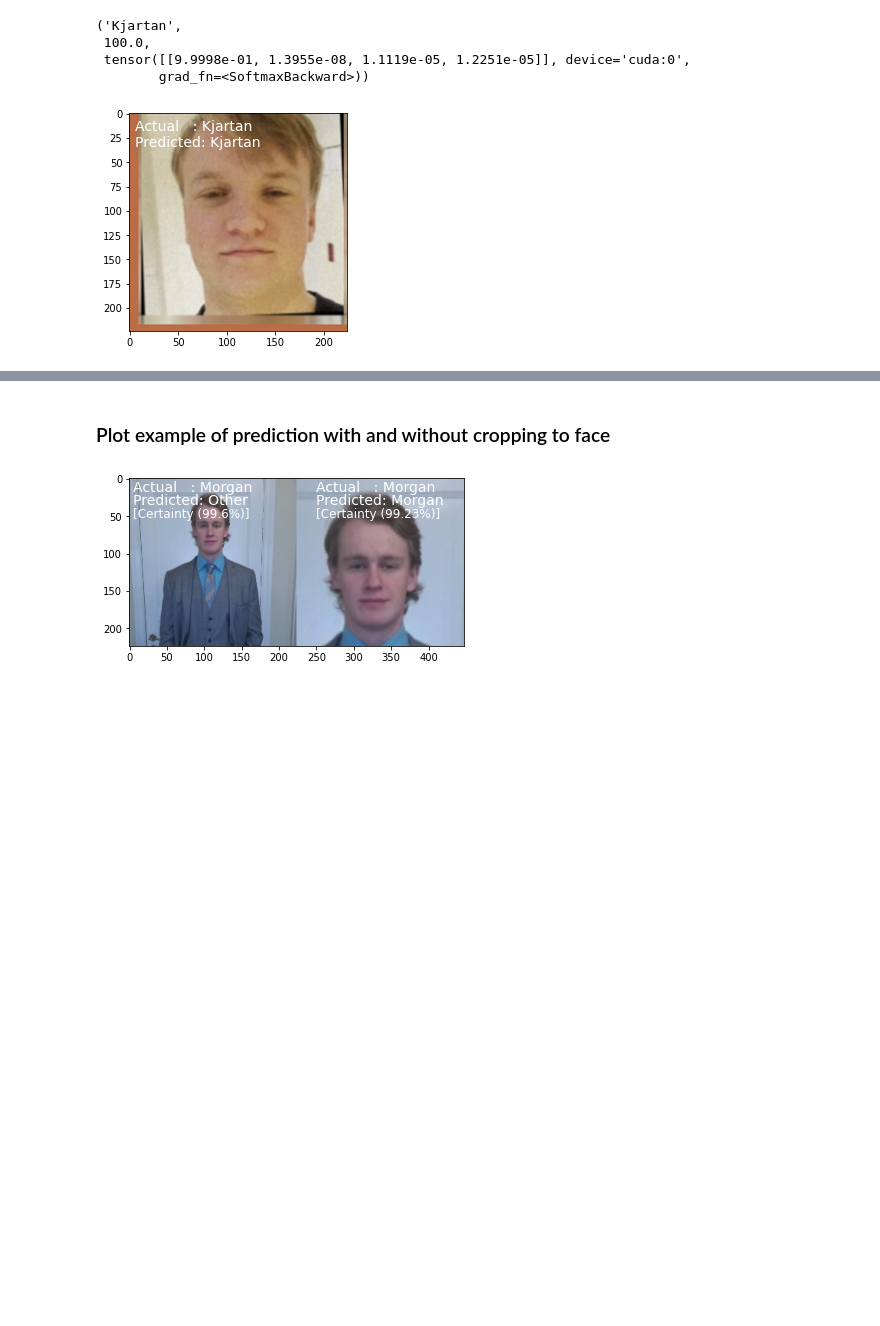
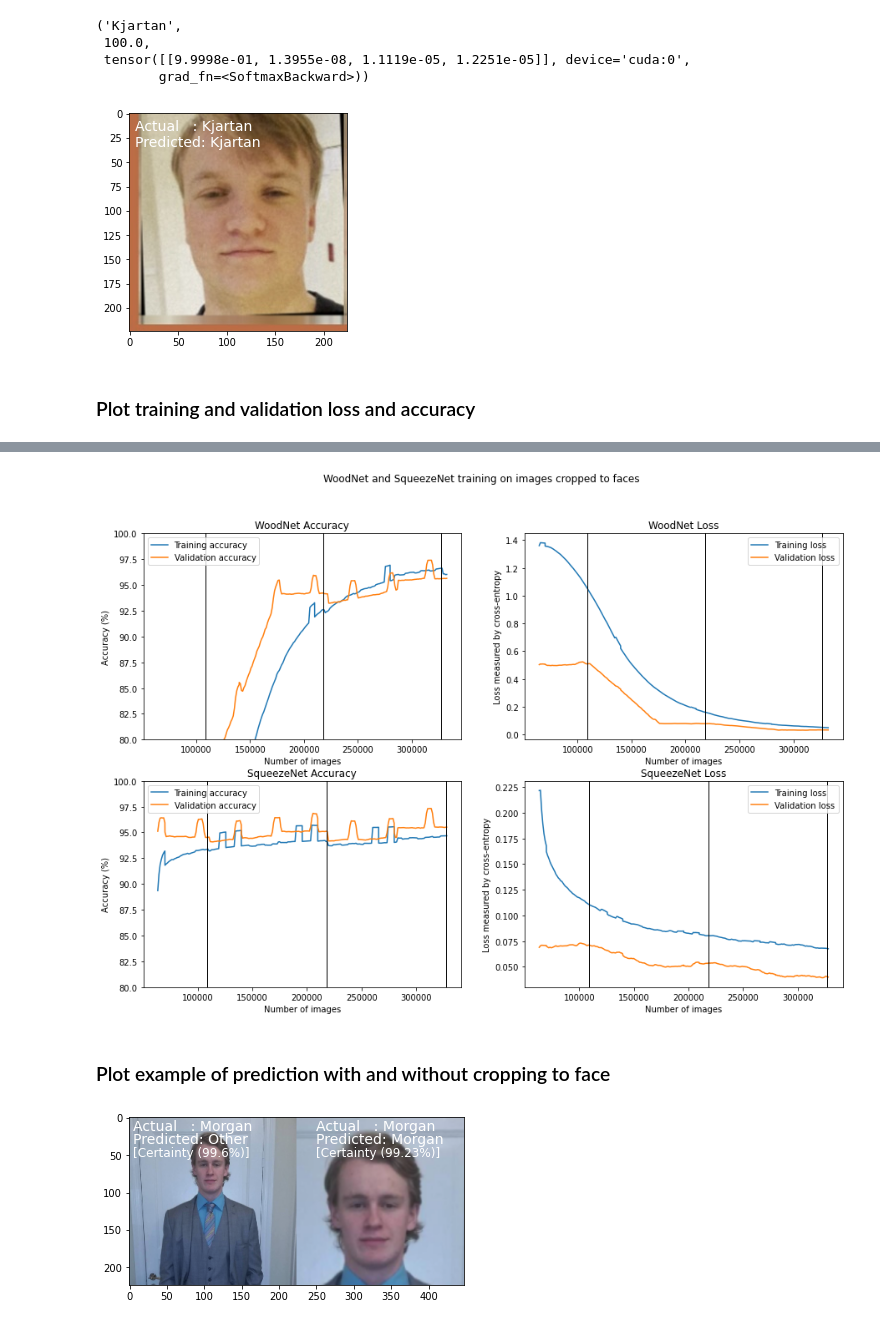
Before and after one commit to Neuralwood-Net/face-recognizer-9000, a Jupyter notebook: notebooks/training-and-plotting.ipynb, the cells around one changed output, grey strips where cells are left out. Drawn from its saved outputs; the diff is of its cells as text; code cells hidden in the pictures; blank space fills up the shorter version.

Commit message:
Add in training plots

```diff
--- a/notebooks/training-and-plotting.ipynb
+++ b/notebooks/training-and-plotting.ipynb
@@ -588,3 +589,79 @@ get_prediction_image(network, inputs[0], "Kjartan", plot=True)
  tensor([[9.9998e-01, 1.3955e-08, 1.1119e-05, 1.2251e-05]], device='cuda:0',
         grad_fn=<SoftmaxBackward>))
 [figure]
+# %% [markdown]
+### Plot training and validation loss and accuracy
+# %%
+# This downloads and uses training logs from the training
+# done by the authors, but feel free to use logs from training
+# runs done by yourself as well
+# The plots in the paper was generated from the below code run in a .py file
+logfiles = [
+    "WoodNet-1605365270.1111202_cropped.csv",
+    "SqueezeNet-1605361529.9021263_cropped.csv",
+]
+
+for blob in logfiles:
+    with open(os.path.join(BASE_PATH, "logs", blob), "wb") as f:
+        storage.Client.create_anonymous_client().download_blob_to_file(f"{STORAGE_ROOT}/logs/{blob}", f)
+
+
+f, axes = plt.subplots(2, 2)
+f.suptitle("WoodNet and SqueezeNet training on images cropped to faces")
+
+for i, (logfile, ax) in enumerate(zip(logfiles, axes)):
+
+    netname = logfile.split("-")[0]
+
+    df = pd.read_csv(
+        os.path.join(BASE_PATH, "logs", logfile),
+        names=["time", "epoch", "phase", "img", "loss", "acc"],
+    )
+
+    df["acc"] = df["acc"] * 100
+
+    trn = df[df["phase"] == "train"]
+    val = df[df["phase"] == "val"]
+    val["img"] = trn["img"]
+
+    epochs = 3
+    num_row = min(trn.shape[0], val.shape[0], 103 * epochs)
+
+    max_img = trn["img"].max()
+
+    trn = trn.iloc[:num_row, :]
+    val = val.iloc[:num_row, :]
+
+    trn['acc_sma'] = trn.loc[:,"acc"].rolling(window=60).mean()
+    val['acc_sma'] = val.loc[:,"acc"].rolling(window=60).mean()
+
+    trn['loss_sma'] = trn.loc[:,"loss"].rolling(window=60).mean()
+    val['loss_sma'] = val.loc[:,"loss"].rolling(window=60).mean()
+
+    ax[0].plot(trn["img"], list(trn["acc_sma"]), label="Training accuracy")
+    ax[0].plot(trn["img"], list(val["acc_sma"]), label="Validation accuracy")
+
+    for x in range(109000, 109000*epochs + 1, 109000):
+        ax[0].axvline(x=x, linewidth=1, color="black")
+
+    ax[0].set_xlabel("Number of images")
+    ax[0].set_ylabel("Accuracy (%)")
+    ax[0].set_ylim((80, 100))
+    ax[0].set_title(f"{netname} Accuracy")
+    ax[0].legend()
+
+    ax[1].plot(trn["img"], list(trn["loss_sma"]), label="Training loss")
+    ax[1].plot(trn["img"], list(val["loss_sma"]), label="Validation loss")
+
+    for x in range(109000, 109000*epochs + 1, 109000):
+        ax[1].axvline(x=x, linewidth=1, color="black")
+
+    ax[1].set_xlabel("Number of images")
+    ax[1].set_ylabel("Loss measured by cross-entropy")
+    ax[1].set_title(f"{netname} Loss")
+    ax[1].legend()
+
+plt.rcParams['figure.figsize'] = [15, 5]
+
+plt.show()
+# %% [output]
@@ -591,3 +676,4 @@ get_prediction_image(network, inputs[0], "Kjartan", plot=True)
+[figure, added]
 # %% [markdown]
 ### Plot example of prediction with and without cropping to face
 # %%
```
Also changed, not shown: parts of 4 cells of this notebook.
